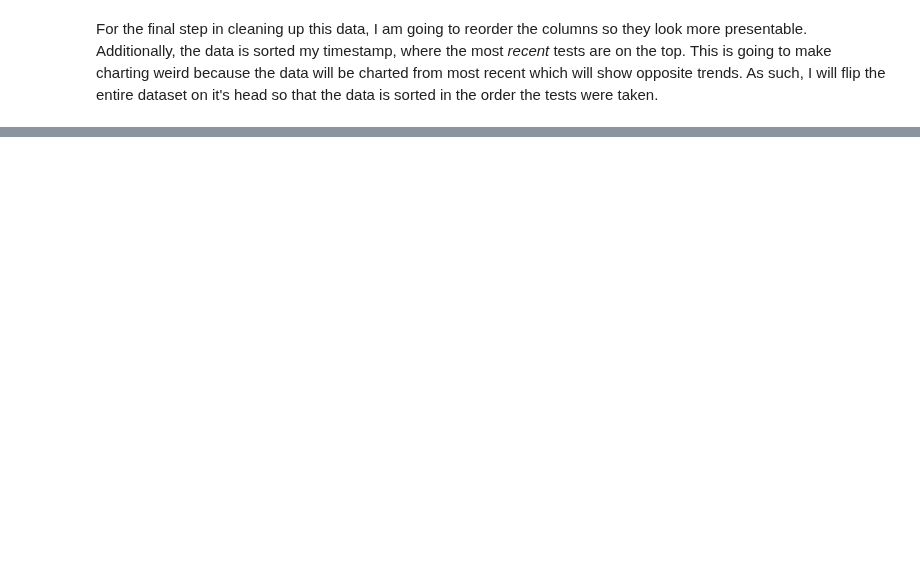
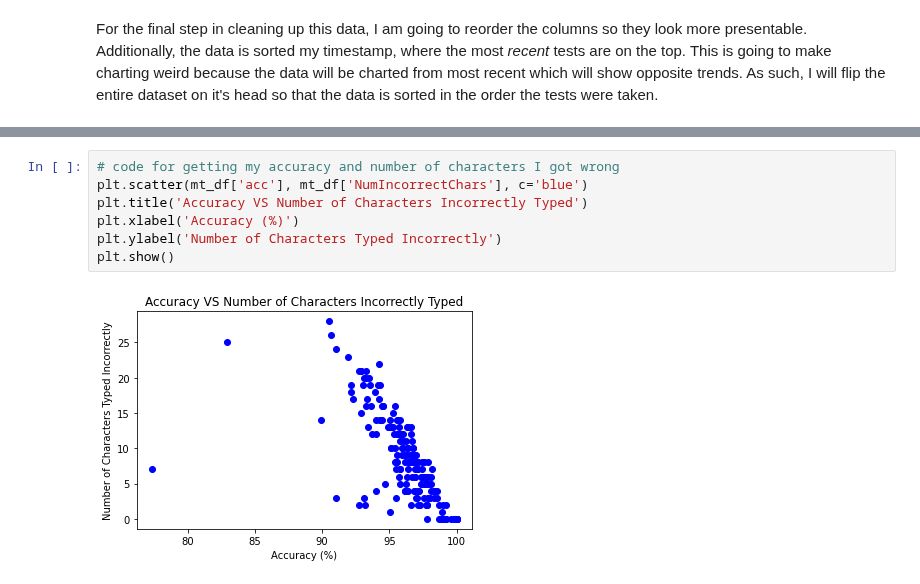
Before and after one commit to TrevorBushnell/CPSC222-MonkeyType-Data-Project, a Jupyter notebook: Monkey_Type_Report.ipynb, the cells around one changed output, grey strips where cells are left out. Drawn from its saved outputs; the diff is of its cells as text; blank space fills up the shorter version.

```diff
--- a/Monkey_Type_Report.ipynb
+++ b/Monkey_Type_Report.ipynb
@@ -329,0 +398,9 @@ Since the p-value that we received is larger/smaller than our significance level
+# %%
+# code for getting my accuracy and number of characters I got wrong
+plt.scatter(mt_df['acc'], mt_df['NumIncorrectChars'], c='blue')
+plt.title('Accuracy VS Number of Characters Incorrectly Typed')
+plt.xlabel('Accuracy (%)')
+plt.ylabel('Number of Characters Typed Incorrectly')
+plt.show()
+# %% [output]
+[figure, added]
```
Also changed, not shown: parts of 32 cells of this notebook, 2 other files.
